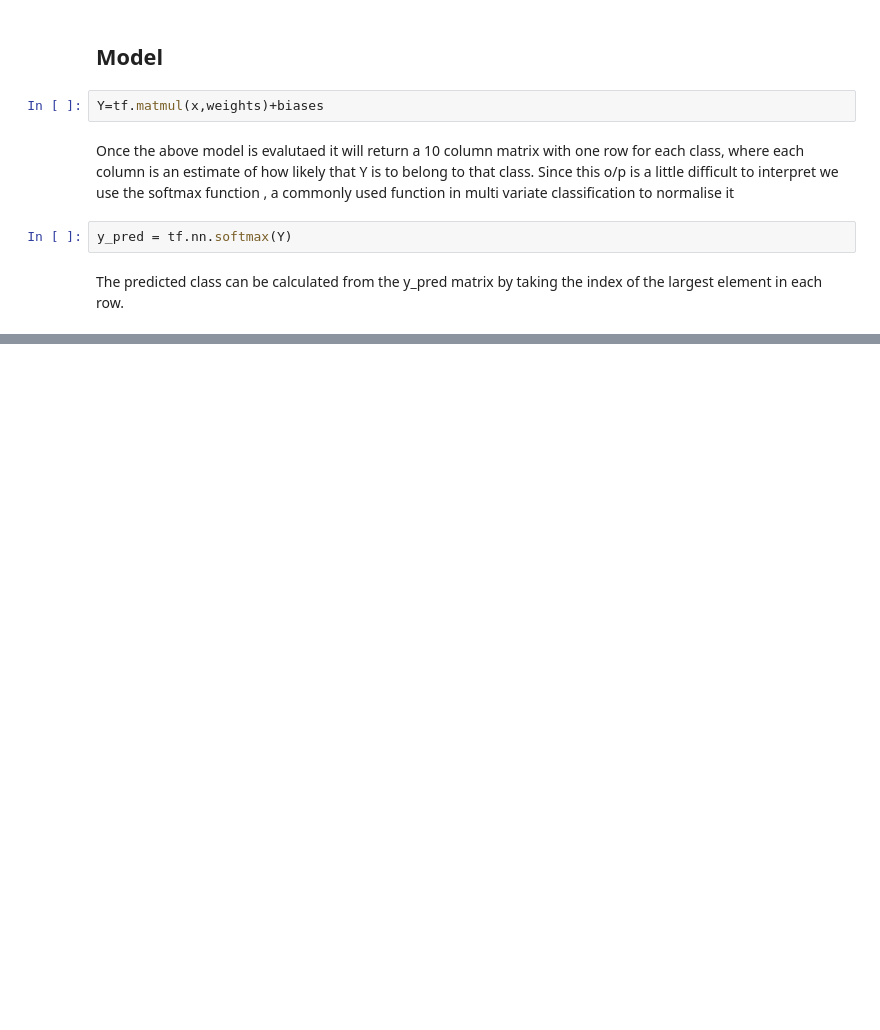
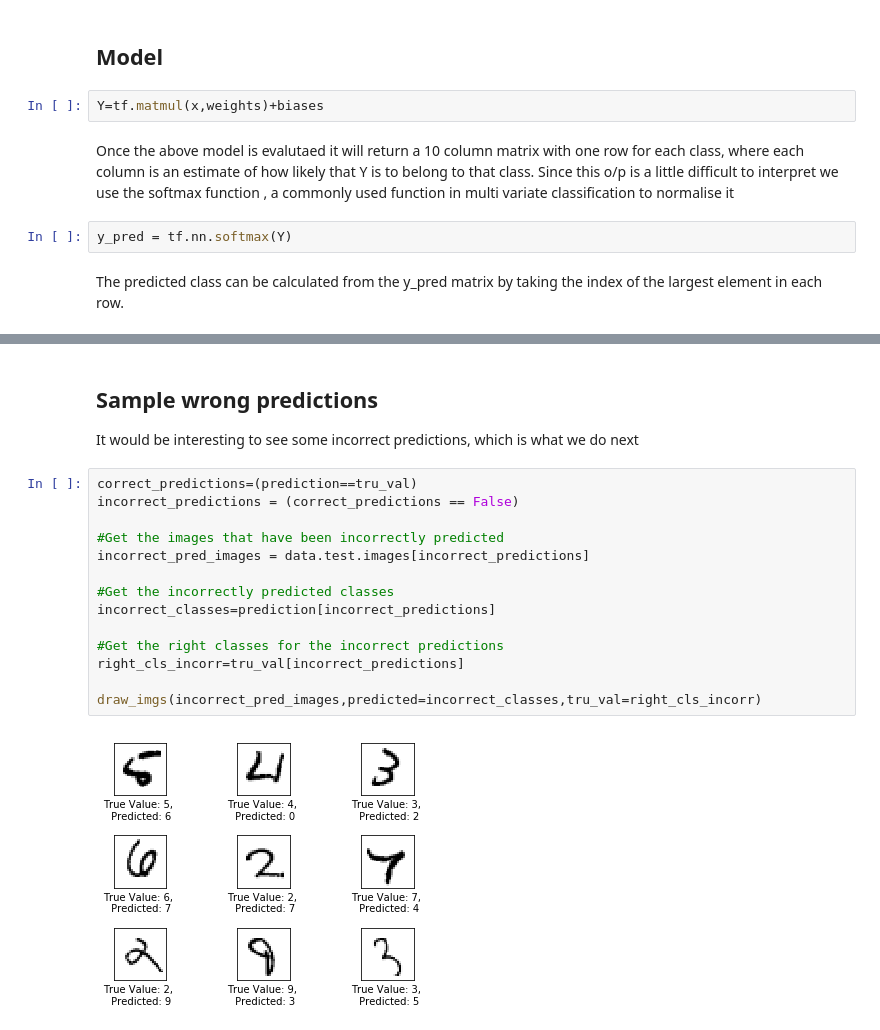
Before and after one commit to IrwingD/Deep_Learning, a Jupyter notebook: MINIST simple linear model - Softmax.ipynb, the cells around one changed output, grey strips where cells are left out. Drawn from its saved outputs; the diff is of its cells as text; blank space fills up the shorter version.

```diff
--- a/MINIST simple linear model - Softmax.ipynb
+++ b/MINIST simple linear model - Softmax.ipynb
@@ -131,0 +203,20 @@ y_class=tf.argmax(y_pred,1)
+# %% [markdown]
+## Sample wrong predictions
+
+It would be interesting to see some incorrect predictions, which is what we do next
+# %%
+correct_predictions=(prediction==tru_val)
+incorrect_predictions = (correct_predictions == False)
+
+#Get the images that have been incorrectly predicted
+incorrect_pred_images = data.test.images[incorrect_predictions]
+
+#Get the incorrectly predicted classes
+incorrect_classes=prediction[incorrect_predictions]
+
+#Get the right classes for the incorrect predictions
+right_cls_incorr=tru_val[incorrect_predictions]
+
+draw_imgs(incorrect_pred_images,predicted=incorrect_classes,tru_val=right_cls_incorr)
+# %% [output]
+[figure, added]
```
Also changed, not shown: parts of 17 cells of this notebook.
